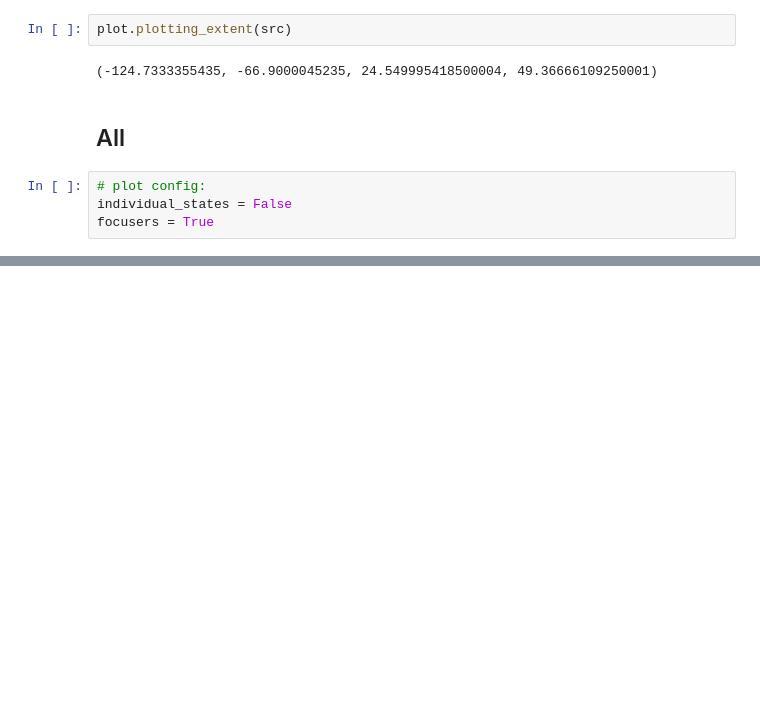
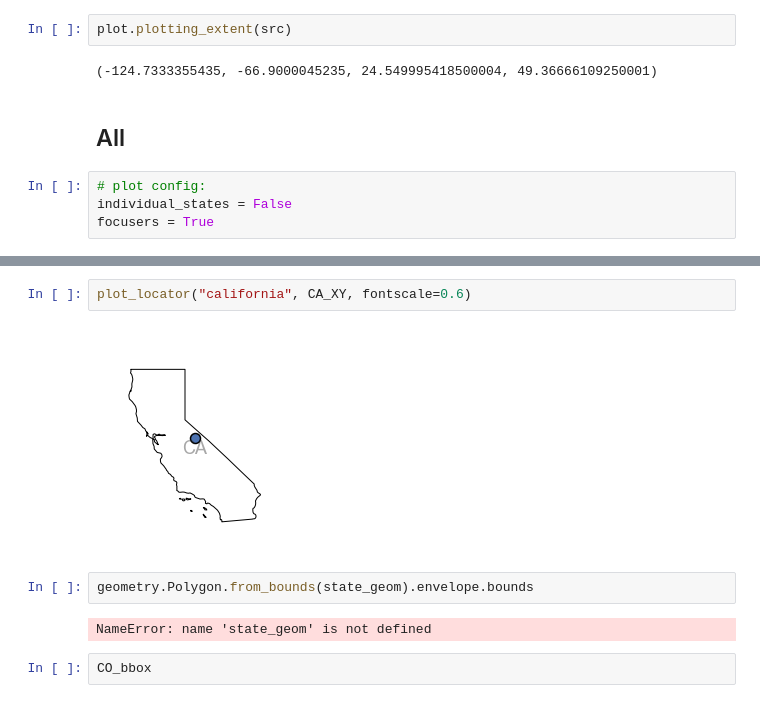
Before and after one commit to acannistra/planet-snowcover, a Jupyter notebook: experiments/ASO_Tuolumne/figures/climate/climate-figure.ipynb, the cells around one changed output, grey strips where cells are left out. Cells and saved outputs as stored; diff of their text form; blank space fills up the shorter version.

```diff
--- a/experiments/ASO_Tuolumne/figures/climate/climate-figure.ipynb
+++ b/experiments/ASO_Tuolumne/figures/climate/climate-figure.ipynb
@@ -752,0 +804,10 @@ plt.savefig("site_climatology.png", dpi=300, bbox_inches='tight', transparent=Tr
+# %%
+plot_locator("california", CA_XY, fontscale=0.6)
+# %% [output]
+[figure, added]
+# %%
+geometry.Polygon.from_bounds(state_geom).envelope.bounds
+# %% [output]
+NameError: name 'state_geom' is not defined
+# %%
+CO_bbox
```
Also changed, not shown: parts of 15 cells of this notebook.
